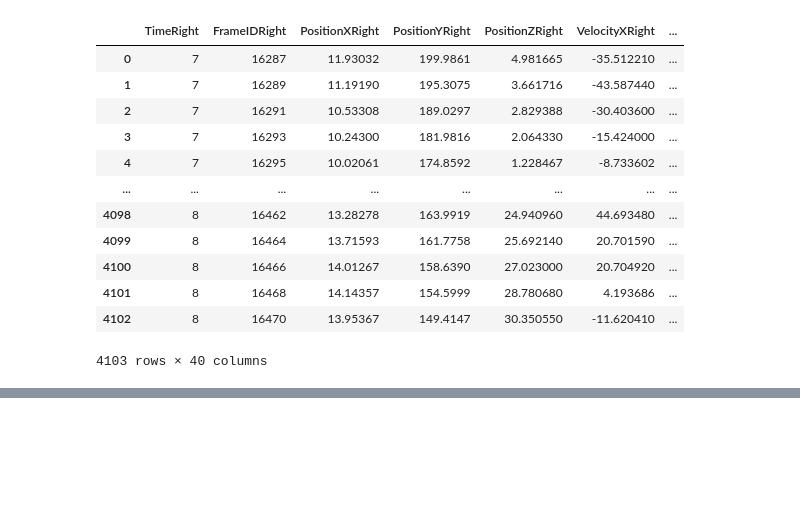
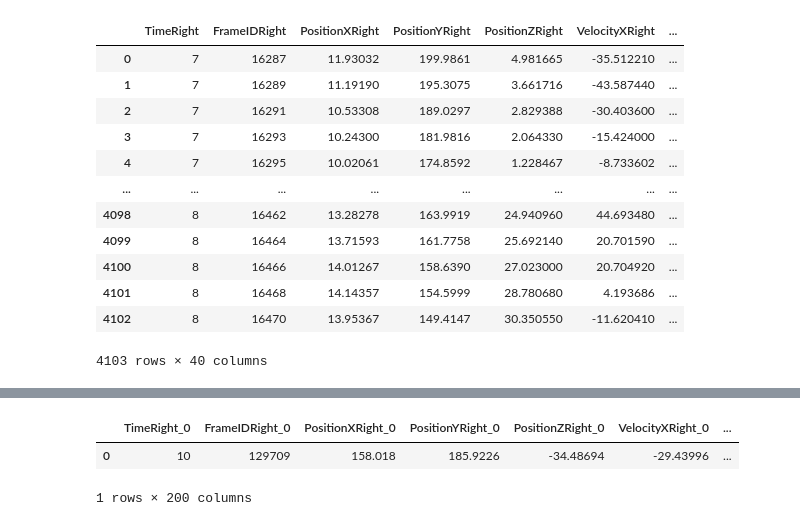
Before and after one commit to noamya-sh/Final-project-SemesterB, a Jupyter notebook: Hands-state.ipynb, the cells around one changed output, grey strips where cells are left out. Cells and saved outputs as stored; diff of their text form; code cells hidden in the pictures; blank space fills up the shorter version.

```diff
--- a/Hands-state.ipynb
+++ b/Hands-state.ipynb
@@ -322,3 +312,22 @@ df3
+# %%
+vecArr=[]
+for index in range(0,5):
+    row = secData[secData.index==index].reset_index(drop=True)
+    for column in row.columns:
+        newCol = column+"_{}".format(str(index))
+        row.columns = [c.replace(column, newCol) for c in row.columns]
+    vecArr.append(row)
+vector = pd.concat(vecArr,axis=1,join='inner')
+#     if index==0:
+#         vector = row
+#     else:
+#         vector = pd.concat([vector,row],axis=1,join='inner')
+# %%
+vector
+# %% [output]
+|  | TimeRight_0 | FrameIDRight_0 | PositionXRight_0 | PositionYRight_0 | PositionZRight_0 | VelocityXRight_0 | ... |
+| 0 | 10 | 129709 | 158.018 | 185.9226 | -34.48694 | -29.43996 | ... |
+1 rows × 200 columns
 # %%
 df=listdata[Spontan][8]
 df.columns = [c.replace(' ', '').replace('#', '') for c in df.columns]
```
Also changed, not shown: parts of 24 cells of this notebook.
